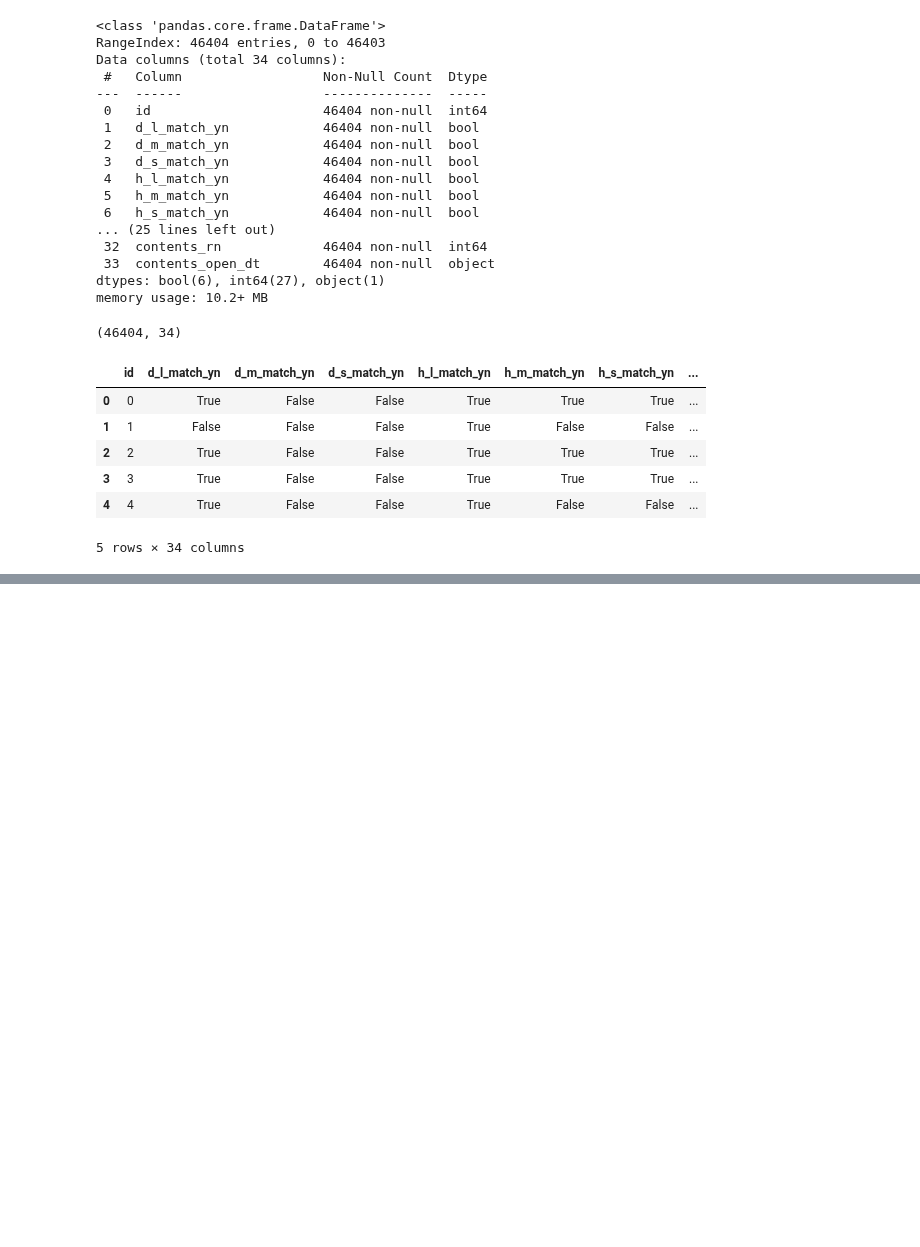
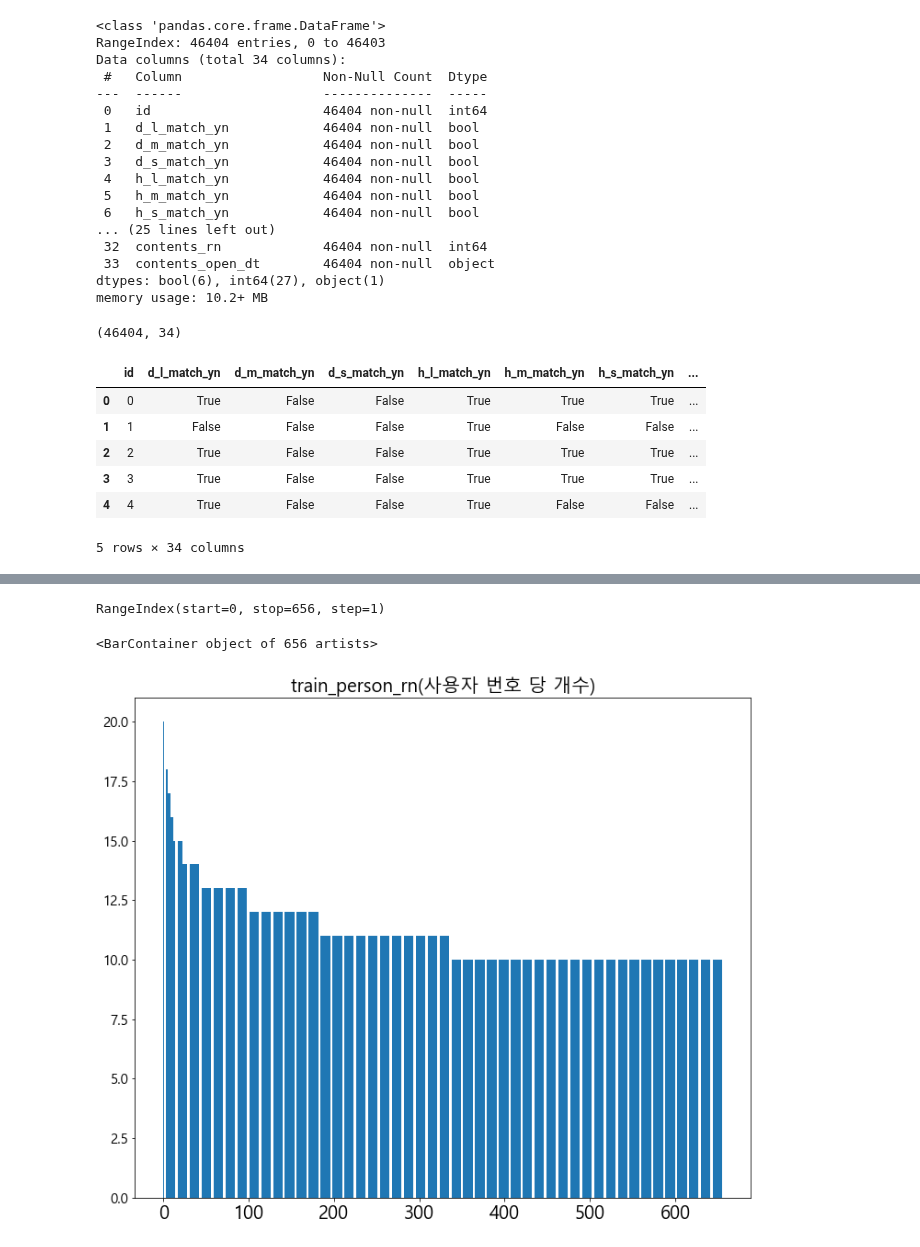
Before and after one commit to kbjung/Dacon, a Jupyter notebook: TP2(잡케어)/02_데이터분석/02-01_기본분석.ipynb, the cells around one changed output, grey strips where cells are left out. Cells and saved outputs as stored; diff of their text form; code cells hidden in the pictures; blank space fills up the shorter version.

```diff
--- a/TP2(잡케어)/02_데이터분석/02-01_기본분석.ipynb
+++ b/TP2(잡케어)/02_데이터분석/02-01_기본분석.ipynb
@@ -162,0 +759,3 @@ test.head()
+# %%
+train_person_rn = train.person_rn.value_counts()
+train_person_rn
@@ -162,0 +775,3 @@ test.head()
+# %%
+train_person_rn = train_person_rn[train_person_rn > 9]
+train_person_rn
@@ -162,0 +791,3 @@ test.head()
+# %%
+train_person_rn = train_person_rn.reset_index(drop=True)
+train_person_rn
@@ -162,0 +807,13 @@ test.head()
+# %%
+train_person_rn.index
+# %% [output]
+RangeIndex(start=0, stop=656, step=1)
+# %%
+plt.figure(figsize=(12,10))
+plt.xticks(fontsize=20)
+plt.yticks(fontsize=15)
+plt.title('train_person_rn(사용자 번호 당 개수)', fontdict={'fontsize':20})
+plt.bar(x=train_person_rn.index, height=train_person_rn)
+# %% [output]
+<BarContainer object of 656 artists>
+[figure, added]
```
Also changed, not shown: parts of 66 cells of this notebook, 1 other file.
